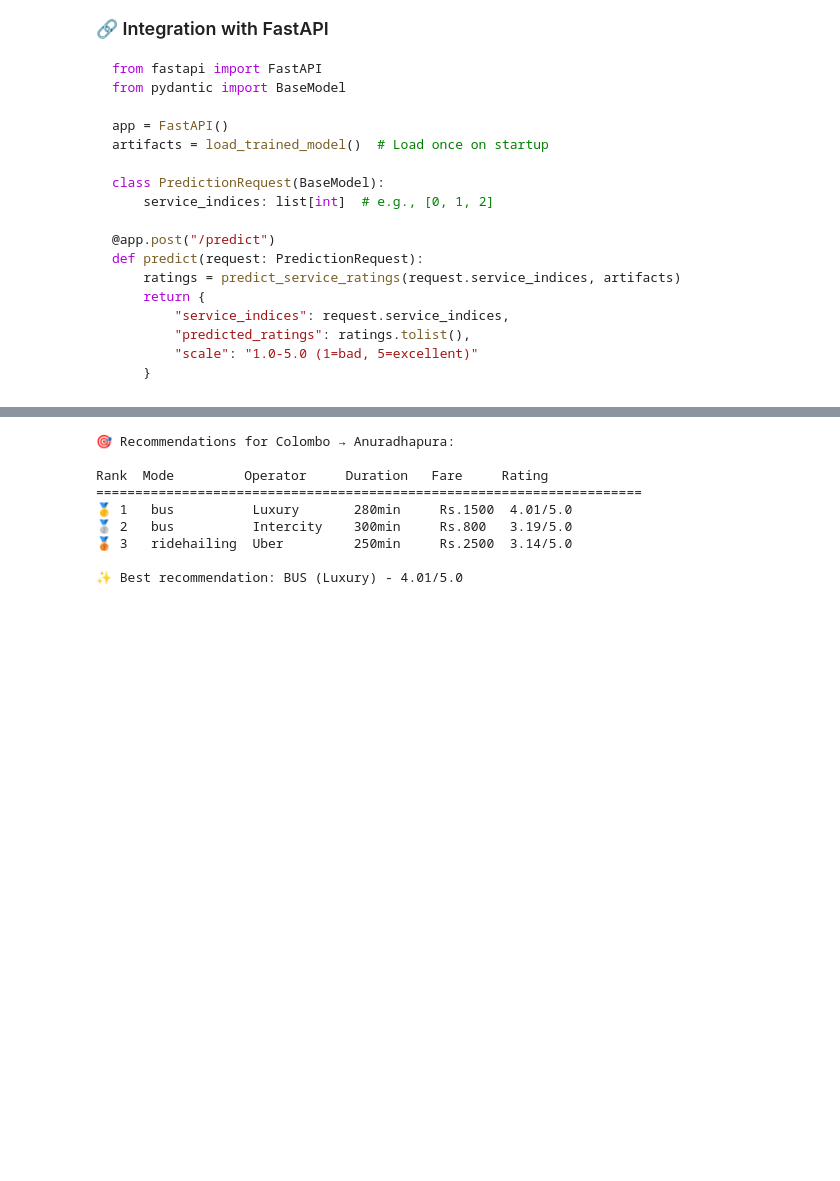
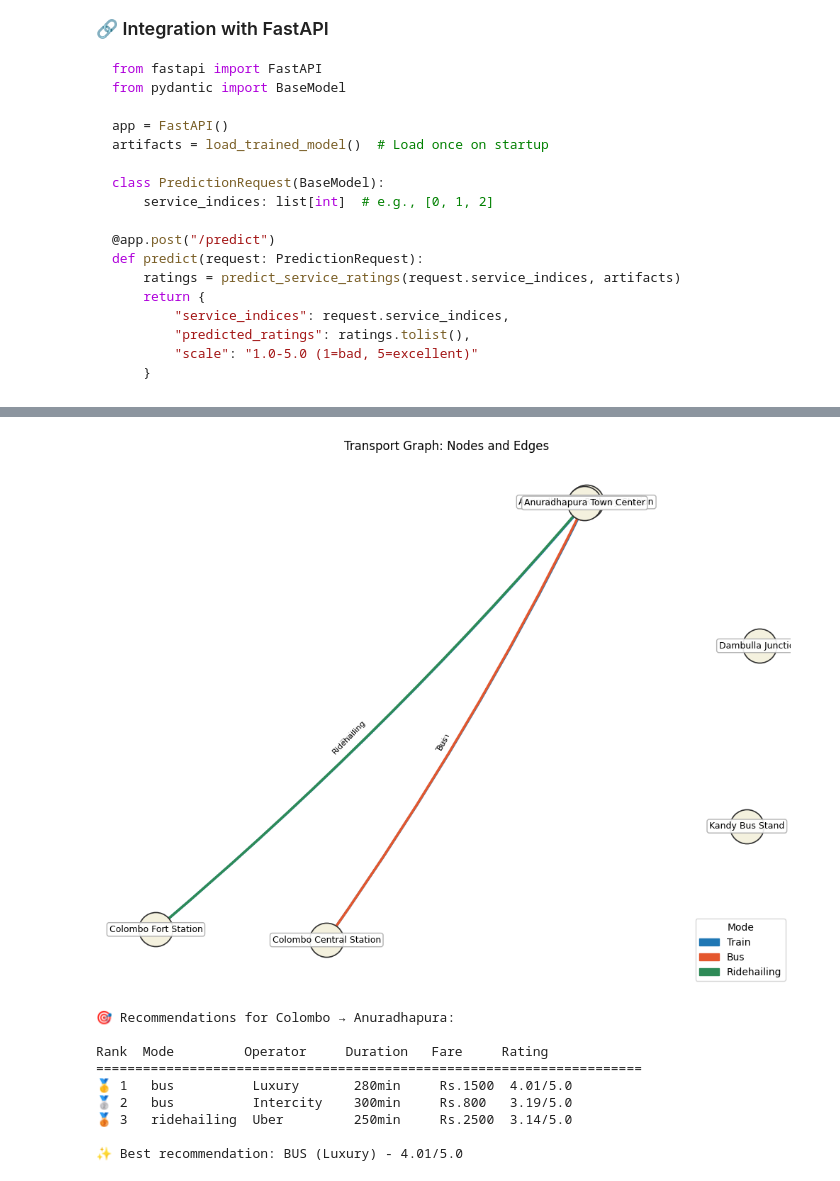
Before and after one commit to Travion-Reserch-Project/ml-services, a Jupyter notebook: transport-service/notebooks/gnn_transport_recommendation.ipynb, the cells around one changed output, grey strips where cells are left out. Saved outputs shown, nothing was run; the diff lists cells and outputs as text; code cells hidden in the pictures; blank space fills up the shorter version.

```diff
--- a/transport-service/notebooks/gnn_transport_recommendation.ipynb
+++ b/transport-service/notebooks/gnn_transport_recommendation.ipynb
@@ -830,3 +836,79 @@ Simulate a user query: "Colombo → Anuradhapura" and recommend best transport m
+# %%
+import matplotlib.pyplot as plt
+import networkx as nx
+import matplotlib.patches as mpatches
+import numpy as np
+
+# Build directed graph from current dataframes
+G = nx.DiGraph()
+
+# Positions from lon/lat, with small manual nudges to reduce overlap
+pos = {}
+for _, row in nodes_df.iterrows():
+    node_id = int(row['location_id'])
+    x, y = float(row['longitude']), float(row['latitude'])
+    # Nudge closely located Colombo nodes so labels don't overlap
+    if 'Colombo Central' in row['name']:
+        x += 0.18
+        y -= 0.02
+    if 'Colombo Fort' in row['name']:
+        x -= 0.05
+        y += 0.03
+    pos[node_id] = (x, y)
+
+    G.add_node(node_id, name=row['name'], region=row['region'], type=row['type'])
+
+# Edge colors by mode
+mode_colors = {
+    'train': '#1f77b4',
+    'bus': '#e4572e',
+    'ridehailing': '#2e8b57',
+}
+default_edge_color = '#6c757d'
+
+# Add edges for active services
+for _, edge in edges_df.iterrows():
+    if int(edge.get('is_active', 1)) != 1:
+        continue
+    origin = int(edge['origin_id'])
+    dest = int(edge['destination_id'])
+    mode = str(edge.get('mode', 'unknown')).lower()
+    color = mode_colors.get(mode, default_edge_color)
+    G.add_edge(origin, dest, mode=mode, service=edge.get('service_id'), color=color)
+
+# Draw graph
+plt.figure(figsize=(10, 8))
+edge_colors = [G[u][v]['color'] for u, v in G.edges()]
+node_labels = {n: data['name'] for n, data in G.nodes(data=True)}
+
+nx.draw_networkx_nodes(
+    G, pos, node_size=1200, node_color='#f4f1de', edgecolors='#2f2f2f', linewidths=1.2
+)
+nx.draw_networkx_labels(
+    G, pos, labels=node_labels, font_size=9,
+    bbox=dict(facecolor='white', edgecolor='#aaaaaa', boxstyle='round,pad=0.25', alpha=0.9)
+)
+nx.draw_networkx_edges(
+    G, pos, edge_color=edge_colors, arrows=True, arrowsize=16, width=2.5,
+    connectionstyle='arc3,rad=0.04'
+)
+
+# Edge labels showing mode
+edge_labels = {(u, v): G[u][v]['mode'].capitalize() for u, v in G.edges()}
+nx.draw_networkx_edge_labels(
+    G, pos, edge_labels=edge_labels, font_size=8,
+    label_pos=0.55, bbox=dict(facecolor='white', edgecolor='none', alpha=0.75, pad=0.15)
+)
+
+# Legend for modes
+legend_handles = [mpatches.Patch(color=c, label=m.capitalize()) for m, c in mode_colors.items()]
+plt.legend(handles=legend_handles, title='Mode', loc='lower right')
+plt.title('Transport Graph: Nodes and Edges')
+plt.axis('off')
+plt.tight_layout()
+plt.show()
+# %% [output]
+[figure, added]
 # %%
 def recommend_transport(origin_name, destination_name):
     """
```
Also changed, not shown: parts of 1 cell of this notebook, 1 other file.
